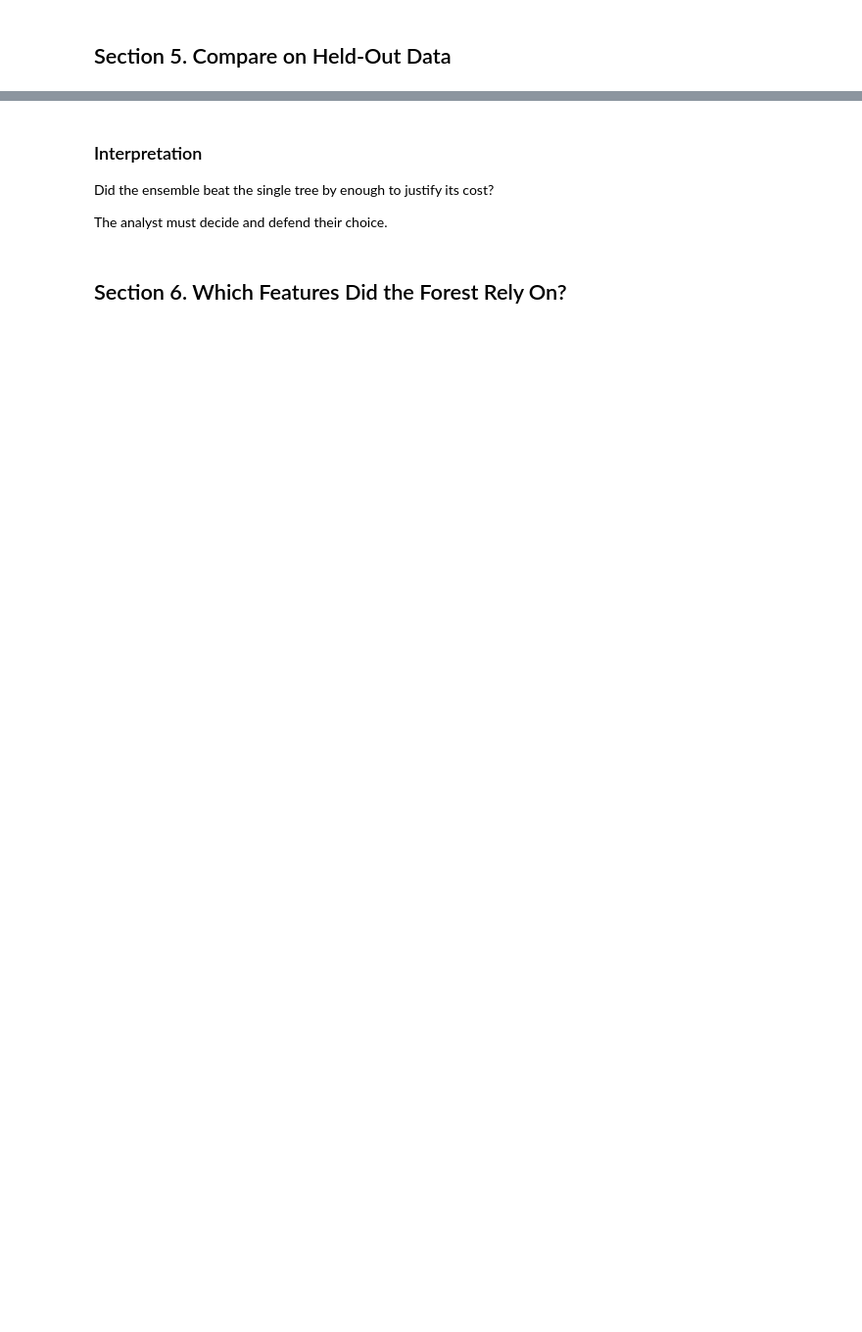
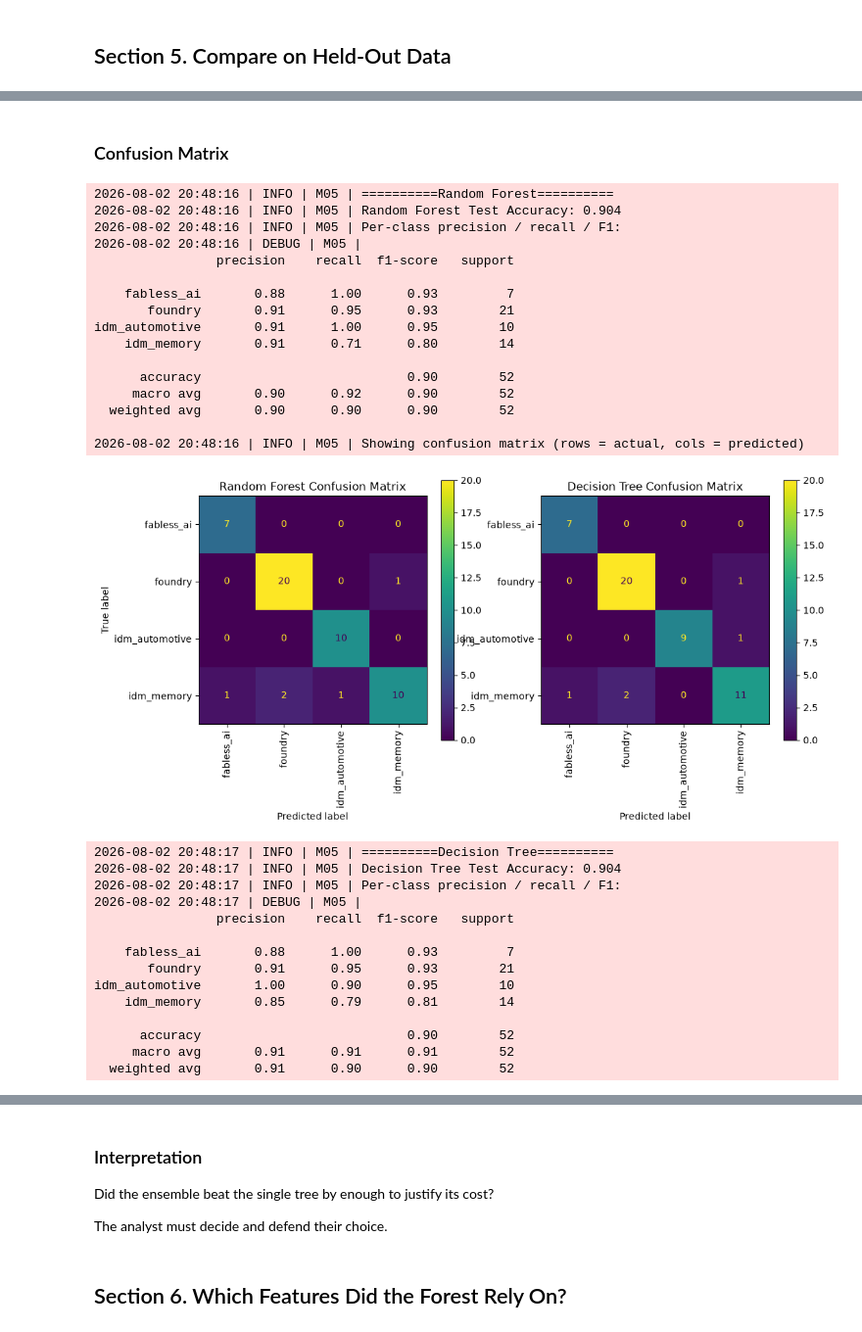
Before and after one commit to crsellinger/CS44670-Module-5, a Jupyter notebook: notebooks/Custom.ipynb, the cells around one changed output, grey strips where cells are left out. Shown at 98% size. Saved outputs shown, nothing was run; the diff lists cells and outputs as text; code cells hidden in the pictures; blank space fills up the shorter version.

```diff
--- a/notebooks/Custom.ipynb
+++ b/notebooks/Custom.ipynb
@@ -501,0 +519,71 @@ plt.show()
+# %% [markdown]
+### Confusion Matrix
+# %%
+y_pred = modelB.predict(X_test)
+y_pred2 = modelA.predict(X_test)
+
+test_acc: float = float(accuracy_score(y_test, y_pred))
+LOG.info("==========Random Forest==========")
+LOG.info(f"Random Forest Test Accuracy: {test_acc:.3f}")
+
+LOG.info("Per-class precision / recall / F1:")
+LOG.debug(f"\n{classification_report(y_test, y_pred)}")
+
+LOG.info("Showing confusion matrix (rows = actual, cols = predicted)")
+
+# start a figure
+fig, axes = plt.subplots(1, 2, figsize=(12, 5))
+
+# create the confusion matrix display
+ConfusionMatrixDisplay.from_estimator(modelB, X_test, y_test, ax=axes[0])
+ConfusionMatrixDisplay.from_estimator(modelA, X_test, y_test, ax=axes[1])
+
+# set the title
+axes[0].set_title("Random Forest Confusion Matrix")
+axes[1].set_title("Decision Tree Confusion Matrix")
+
+# set x labels vertical
+axes[0].set_xticklabels(axes[0].get_xticklabels(), rotation="vertical")
+axes[1].set_xticklabels(axes[1].get_xticklabels(), rotation="vertical")
+
+# show the plot
+plt.show()
+
+test_acc2: float = float(accuracy_score(y_test, y_pred2))
+LOG.info("==========Decision Tree==========")
+LOG.info(f"Decision Tree Test Accuracy: {test_acc2:.3f}")
+
+LOG.info("Per-class precision / recall / F1:")
+LOG.debug(f"\n{classification_report(y_test, y_pred2, zero_division=0)}")
+# %% [output]
+2026-08-02 20:48:16 | INFO | M05 | ==========Random Forest==========
+2026-08-02 20:48:16 | INFO | M05 | Random Forest Test Accuracy: 0.904
+2026-08-02 20:48:16 | INFO | M05 | Per-class precision / recall / F1:
+2026-08-02 20:48:16 | DEBUG | M05 |
+                precision    recall  f1-score   support
+
+    fabless_ai       0.88      1.00      0.93         7
+       foundry       0.91      0.95      0.93        21
+idm_automotive       0.91      1.00      0.95        10
+    idm_memory       0.91      0.71      0.80        14
+
+      accuracy                           0.90        52
+     macro avg       0.90      0.92      0.90        52
+  weighted avg       0.90      0.90      0.90        52
+
+2026-08-02 20:48:16 | INFO | M05 | Showing confusion matrix (rows = actual, cols = predicted)
+[figure, added]
+2026-08-02 20:48:17 | INFO | M05 | ==========Decision Tree==========
+2026-08-02 20:48:17 | INFO | M05 | Decision Tree Test Accuracy: 0.904
+2026-08-02 20:48:17 | INFO | M05 | Per-class precision / recall / F1:
+2026-08-02 20:48:17 | DEBUG | M05 |
+                precision    recall  f1-score   support
+
+    fabless_ai       0.88      1.00      0.93         7
+       foundry       0.91      0.95      0.93        21
+idm_automotive       1.00      0.90      0.95        10
+    idm_memory       0.85      0.79      0.81        14
+
+      accuracy                           0.90        52
+     macro avg       0.91      0.91      0.91        52
+  weighted avg       0.91      0.90      0.90        52
```
Also changed, not shown: parts of 11 cells of this notebook, 5 other files.
